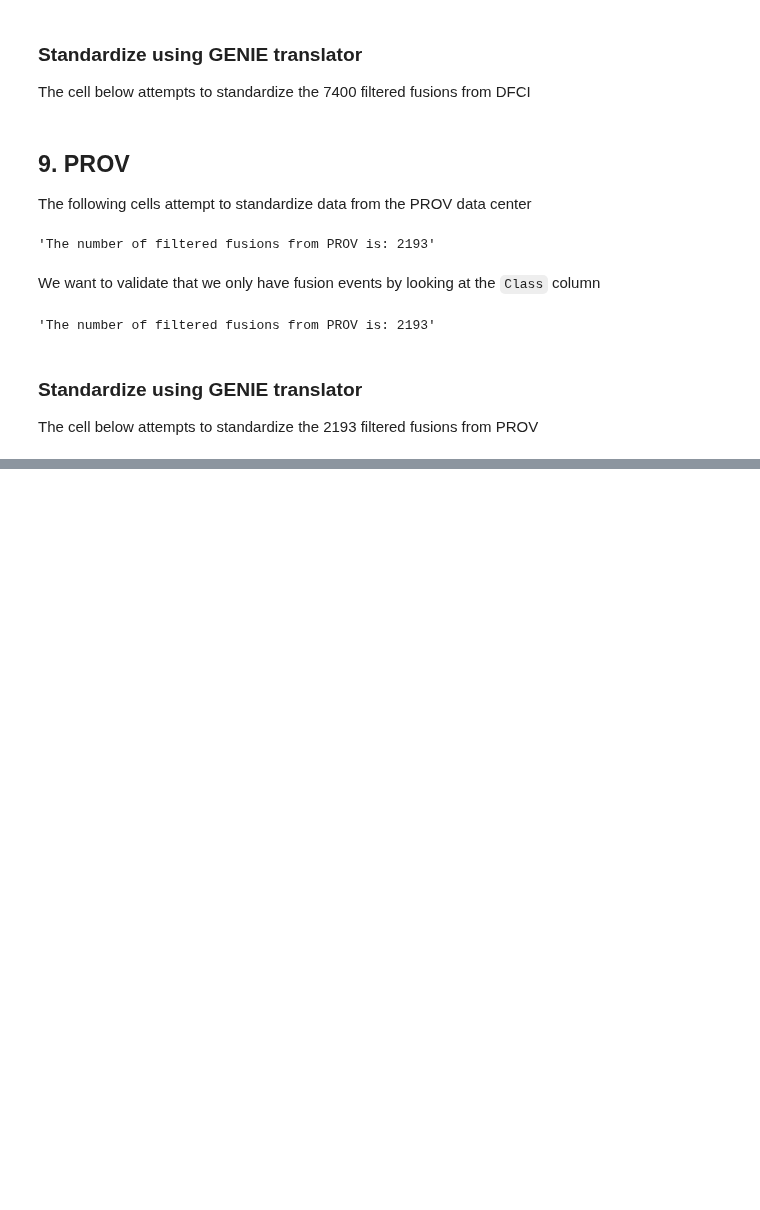
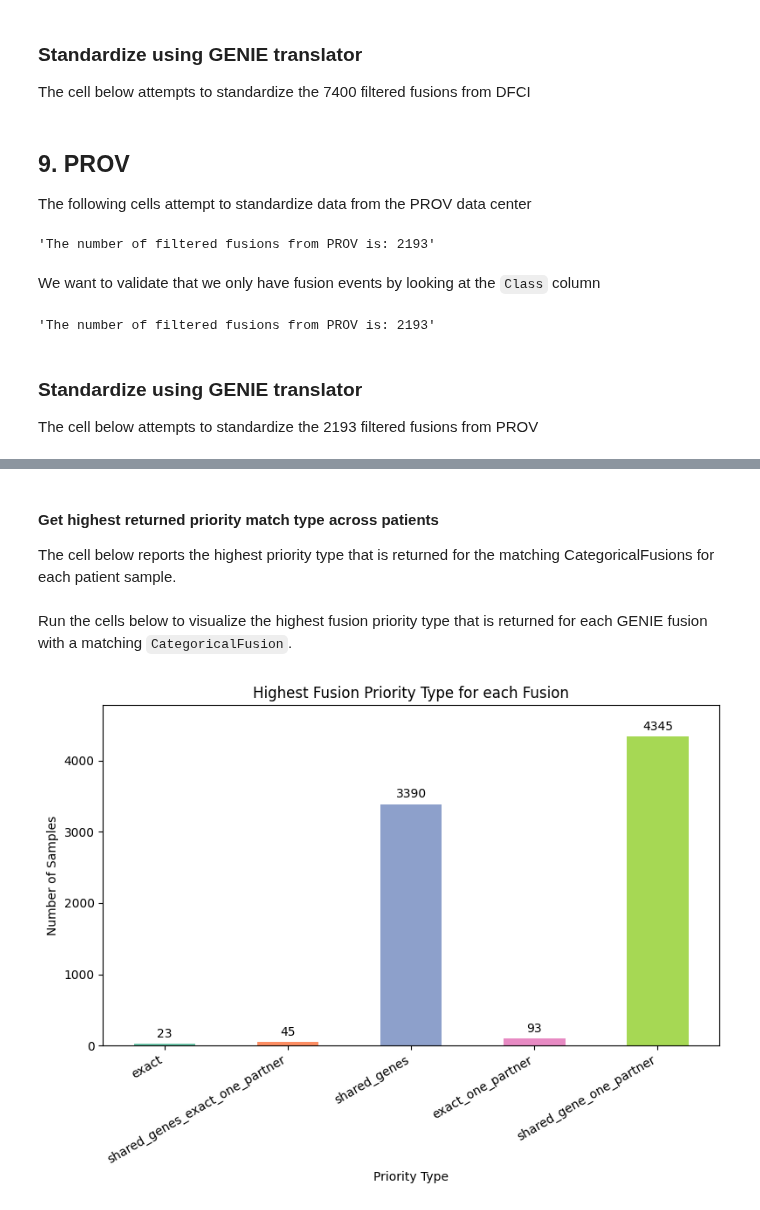
Before and after one commit to cancervariants/fusor, a Jupyter notebook: notebooks/demonstrative_analysis/genie_analysis.ipynb, the cells around one changed output, grey strips where cells are left out. Cells and saved outputs as stored; diff of their text form; code cells hidden in the pictures; blank space fills up the shorter version.

Commit message:
Add fusion matching analysis

```diff
--- a/notebooks/demonstrative_analysis/genie_analysis.ipynb
+++ b/notebooks/demonstrative_analysis/genie_analysis.ipynb
@@ -328,0 +443,50 @@ prov_fusions = await harvester.load_records(fusion_path=Path("data/genie_data/pr
+# %% [markdown]
+#### Get highest returned priority match type across patients
+The cell below reports the highest priority type that is returned for the matching CategoricalFusions for each patient sample.
+# %%
+highest_priority = []
+for matching_fusion in returned_matches:
+    priority = count_match_types_fusion([matching_fusion])
+    for key in priority:
+        if priority[key] > 0:
+            highest_priority.append(key)
+            break
+# %% [markdown]
+Run the cells below to visualize the highest fusion priority type that is returned for each GENIE fusion with a matching `CategoricalFusion`.
+# %%
+match_counts = Counter(highest_priority)
+
+columns = ["priority_type", "count"]
+highest_priority_df = pd.DataFrame(columns=columns)
+highest_priority_df["priority_type"] = ["exact", "shared_genes_exact_one_partner",
+                                        "shared_genes",  "exact_one_partner",
+                                        "shared_gene_one_partner"]
+highest_priority_df["count"] = [match_counts["exact"],
+                                match_counts["shared_genes_exact_one_partner"],
+                                match_counts["shared_genes"],
+                                match_counts["exact_one_partner"],
+                                match_counts["shared_gene_one_partner"]]
+# %%
+import matplotlib.pyplot as plt
+import seaborn as sns
+
+highest_priority_df = highest_priority_df[highest_priority_df["count"] > 0]
+
+bar_colors = sns.color_palette("Set2")
+
+ax = highest_priority_df.plot.bar(x="priority_type", y="count",
+                                  title="Highest Fusion Priority Type for each Fusion",
+                                  figsize=(8, 6), color=bar_colors, legend=False)
+plt.xlabel("Priority Type")
+plt.ylabel("Number of Samples")
+plt.xticks(rotation=30, ha="right")
+ymax = highest_priority_df["count"].max()
+plt.margins(x=0.05, y=0.1)
+plt.tight_layout()
+
+for container in ax.containers:
+    ax.bar_label(container, fmt='%d', label_type='edge', padding=3)
+
+plt.show()
+# %% [output]
+[figure, added]
```
Also changed, not shown: parts of 20 cells of this notebook.
